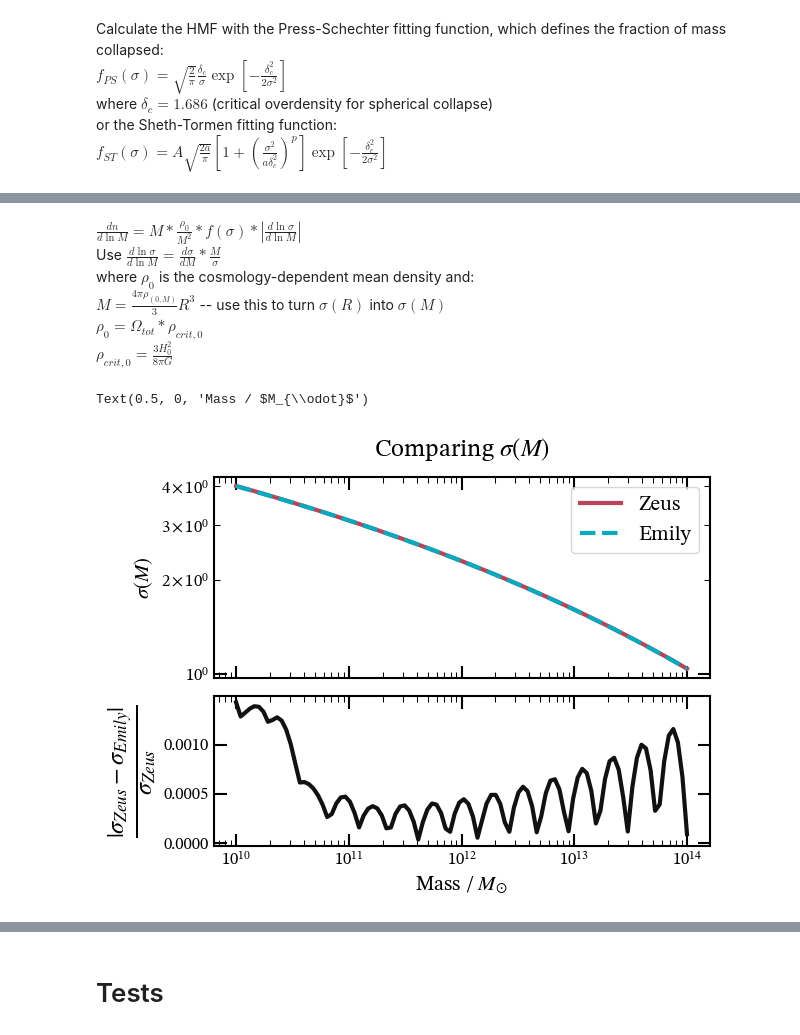
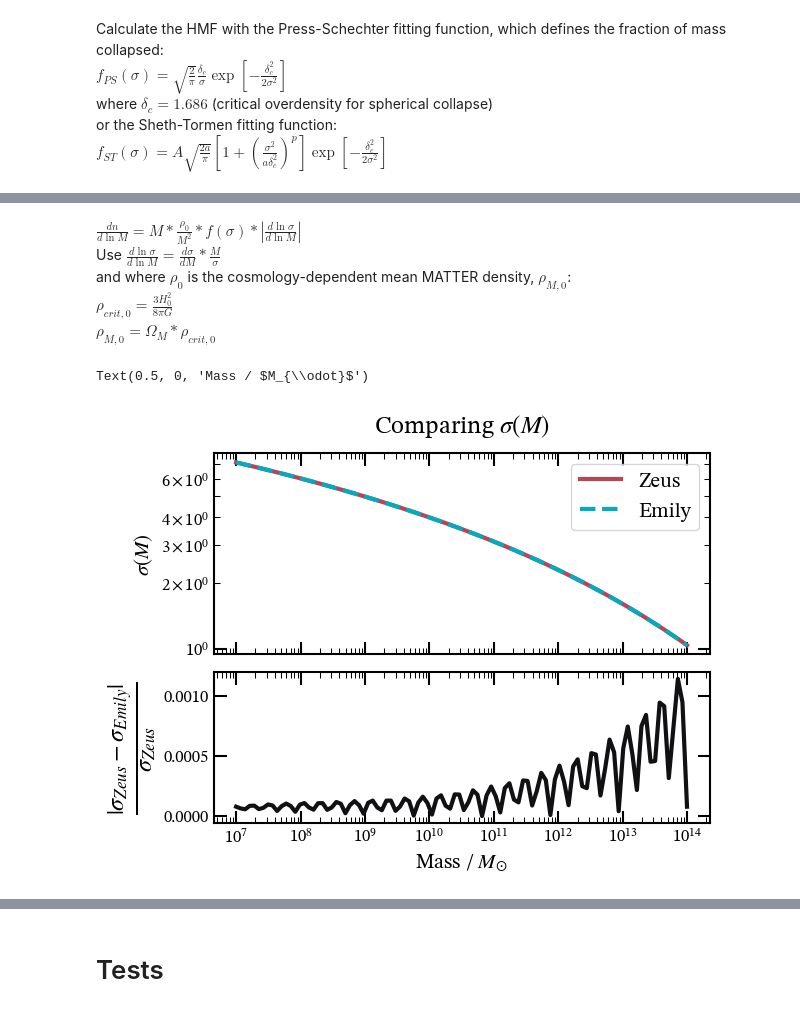
Before and after one commit to ebregou/modeling_stochasticity, a Jupyter notebook: notebooks/hmf.ipynb, the cells around one changed output, grey strips where cells are left out. Saved outputs shown, nothing was run; the diff lists cells and outputs as text; code cells hidden in the pictures.

```diff
--- a/notebooks/hmf.ipynb
+++ b/notebooks/hmf.ipynb
@@ -67,7 +67,7 @@ def hmf_zeus(Omega_b, Omega_m, h, z_min = 0, HMF_CHOICE = 'ST'):
     # Get the HMF interpolator that I need for comparison HMFs from Zeus
     HMFintclass = zeus21.HMF_interpolator(CosmoParams,ClassyCosmo)
 
-    return HMFintclass
+    return HMFintclass, CosmoParams
 # %%
 # Parameters that define the cosmology
 Omega_b = 0.04927
@@ -79,12 +79,12 @@ k_max = 1e3
 cosmo = classy_cosmology(Omega_b, Omega_m, h, k_max)
 # %%
 # Get Zeus HMF class for comparison later
-HMFintclass = hmf_zeus(Omega_b, Omega_m, h)
+HMFintclass, CosmoParams = hmf_zeus(Omega_b, Omega_m, h)
 # %%
 # Plot the linear power spectrum
 
 #Specify k and z
-k = np.logspace(-4, 1, num=1000)
+k = np.logspace(-4, 3, num=1000)
 z = 0
 
 # Calculate the linear power spectrum
@@ -159,7 +159,9 @@ def percent_diff_plot(x, y0, y1, labels, other_data = None):
     ax[0].plot(x, y0, label = labels[0])
     ax[0].plot(x, y1, label = labels[1], linestyle = '--')
     if other_data is not None:
+        assert len(other_data) > 0, 'other_data must be given as a list or array'
         [ax[0].plot(x, dat, label = lab, linestyle = 'dotted') for (dat, lab) in zip(other_data, labels[2:])]
+
     ax[0].legend()
 
     ax[1].plot(x, percent_diff, color = '#111114')
@@ -233,10 +243,9 @@ ax.legend()
 # %% [markdown]
 $\frac{dn}{d\ln M} = M*\frac{\rho_0}{M^2}*f(\sigma)*|\frac{d\ln\sigma}{d\ln M}|$ \
 Use $\frac{d\ln\sigma}{d\ln M} = \frac{d\sigma}{dM} * \frac{M}{\sigma}$ \
-where $\rho_0$ is the cosmology-dependent mean density and: \
-$M = \frac{4\pi\rho_{(0,M)}}{3} R^3$ -- use this to turn $\sigma(R)$ into $\sigma(M)$ \
-$\rho_0 = \Omega_{tot} * \rho_{crit, 0}$ \
-$\rho_{crit, 0} = \frac{3H_0^2}{8\pi G}$
+and where $\rho_0$ is the cosmology-dependent mean MATTER density, $\rho_{M,0}$: \
+$\rho_{crit, 0} = \frac{3H_0^2}{8\pi G}$ \
+$\rho_{M,0} = \Omega_{M} * \rho_{crit, 0}$
 # %%
 def calc_rho_0(cosmo, Omega_tot = 1):
     """
@@ -292,22 +301,22 @@ def calc_sigmaM(M_vals, rho_0, Omega_m, k, z = 0):
 # %%
 # Calculate sigma(M)
 rho_0 = calc_rho_0(cosmo)
-M_vals = np.logspace(10, 14, 100)
+M_vals = np.logspace(7, 14, 100)
 sigmaM = calc_sigmaM(M_vals, rho_0, Omega_m, k)
 
 # Calculate sigma(M) with Zeus
 sigmaM_zeus = HMFintclass.sigma_int(M_vals, z)
 
 # Plot difference
 fig, ax = percent_diff_plot(M_vals, sigmaM_zeus, sigmaM, labels = ['Zeus', 'Emily'])
 ax[0].set_title(r'Comparing $\sigma(M)$')
 ax[0].set_ylabel(r'$\sigma(M)$')
 ax[1].set_yscale('linear')
 ax[1].set_ylabel(r'$\frac{|\sigma_{Zeus} - \sigma_{Emily}|}{\sigma_{Zeus}}$', fontsize = 25)
 ax[1].set_xlabel(r'Mass / $M_{\odot}$')
 
-# fig.savefig('/Users/eb35267/Desktop/research/figures/sigma_M_problem.png', bbox_inches='tight')
+#fig.savefig('/Users/eb35267/Desktop/research/figures/sigma_M_comparison.png', bbox_inches='tight')
 # %% [output]
 Text(0.5, 0, 'Mass / $M_{\\odot}$')
-[figure, old version]
+[figure, new version]
 # %%
```
Also changed, not shown: parts of 12 cells of this notebook.
